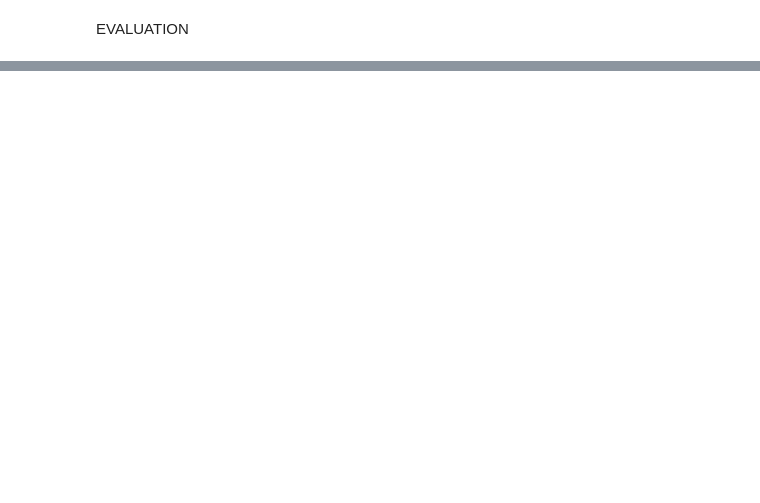
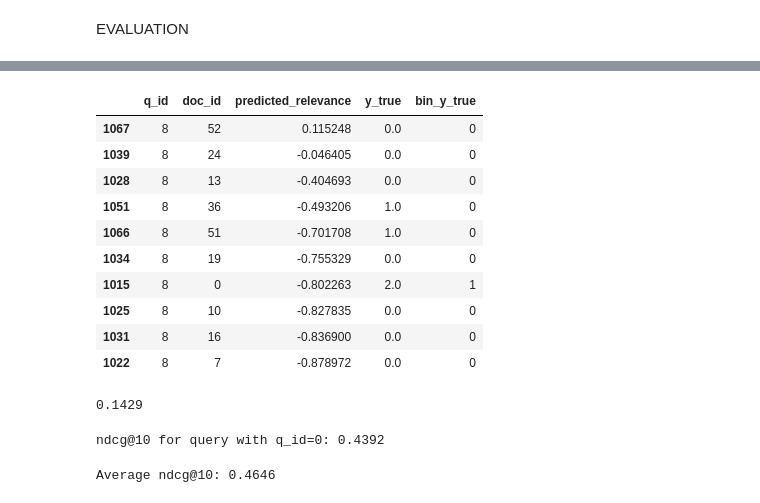
Before and after one commit to iliasasskali/Project-IR-WA, a Jupyter notebook: IRWA-2021-final-project-part-1.ipynb, the cells around one changed output, grey strips where cells are left out. Drawn from its saved outputs; the diff is of its cells as text; code cells hidden in the pictures; blank space fills up the shorter version.

```diff
--- a/IRWA-2021-final-project-part-1.ipynb
+++ b/IRWA-2021-final-project-part-1.ipynb
@@ -469,11 +579,25 @@ rr_at_k(y_true, score,5)
 # %%
 current_query = 8
 current_query_res = search_results[search_results["q_id"] == current_query]
-current_query_res.sort_values("score", ascending=False).head(10)
+current_query_res.sort_values("predicted_relevance", ascending=False).head(10)
+# %% [output]
+|  | q_id | doc_id | predicted_relevance | y_true | bin_y_true |
+| 1067 | 8 | 52 | 0.115248 | 0.0 | 0 |
+| 1039 | 8 | 24 | -0.046405 | 0.0 | 0 |
+| 1028 | 8 | 13 | -0.404693 | 0.0 | 0 |
+| 1051 | 8 | 36 | -0.493206 | 1.0 | 0 |
+| 1066 | 8 | 51 | -0.701708 | 1.0 | 0 |
+| 1034 | 8 | 19 | -0.755329 | 0.0 | 0 |
+| 1015 | 8 | 0 | -0.802263 | 2.0 | 1 |
+| 1025 | 8 | 10 | -0.827835 | 0.0 | 0 |
+| 1031 | 8 | 16 | -0.836900 | 0.0 | 0 |
+| 1022 | 8 | 7 | -0.878972 | 0.0 | 0 |
 # %%
 labels = np.array(search_results[search_results['q_id'] == 8]["bin_y_true"])
-scores = np.array(search_results[search_results['q_id'] == 8]["score"])
+scores = np.array(search_results[search_results['q_id'] == 8]["predicted_relevance"])
 np.round(rr_at_k(labels, scores, 10),4)
+# %% [output]
+0.1429
 # %%
 mrr = {}
 for k in [3,5,10]:
@@ -501,16 +625,20 @@ def ndcg_at_k(y_true, y_score, k=10):
 q_id = 0
 k = 10
 labels = np.array(search_results[search_results['q_id'] == q_id]["y_true"])
-scores = np.array(search_results[search_results['q_id'] == q_id]["score"])
+scores = np.array(search_results[search_results['q_id'] == q_id]["predicted_relevance"])
 ndcg_k = np.round(ndcg_at_k(labels, scores, k),4)
 print("ndcg@{} for query with q_id={}: {}".format(k,q_id,ndcg_k))
+# %% [output]
+ndcg@10 for query with q_id=0: 0.4392
 # %%
 ndcgs = []
 k=10
 for q in search_results['q_id'].unique():
     labels = np.array(search_results[search_results['q_id'] == q]["y_true"])
-    scores = np.array(search_results[search_results['q_id'] == q]["score"])
+    scores = np.array(search_results[search_results['q_id'] == q]["predicted_relevance"])
     ndcgs.append(np.round(ndcg_at_k(labels, scores, k),4))
 
 avg_ndcg = np.round(float(sum(ndcgs)/len(ndcgs)),4)
 print("Average ndcg@{}: {}".format(k,avg_ndcg))
+# %% [output]
+Average ndcg@10: 0.4646
```
Also changed, not shown: parts of 17 cells of this notebook, 1 other file.
